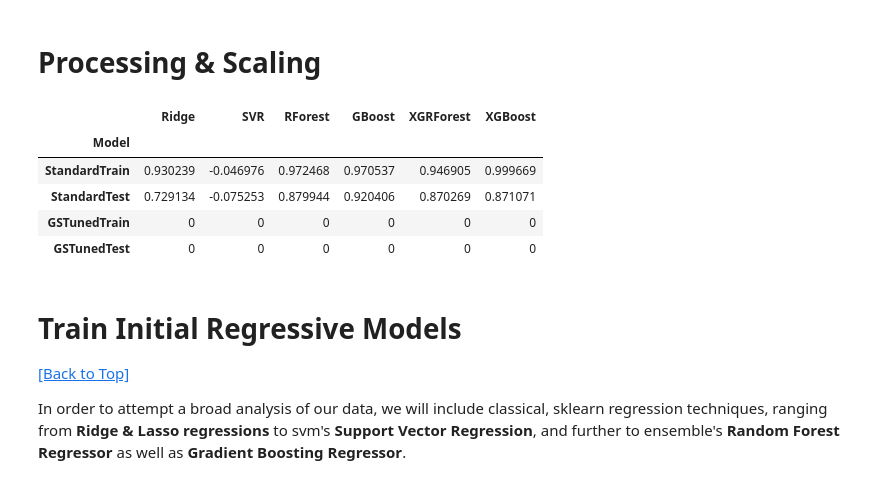
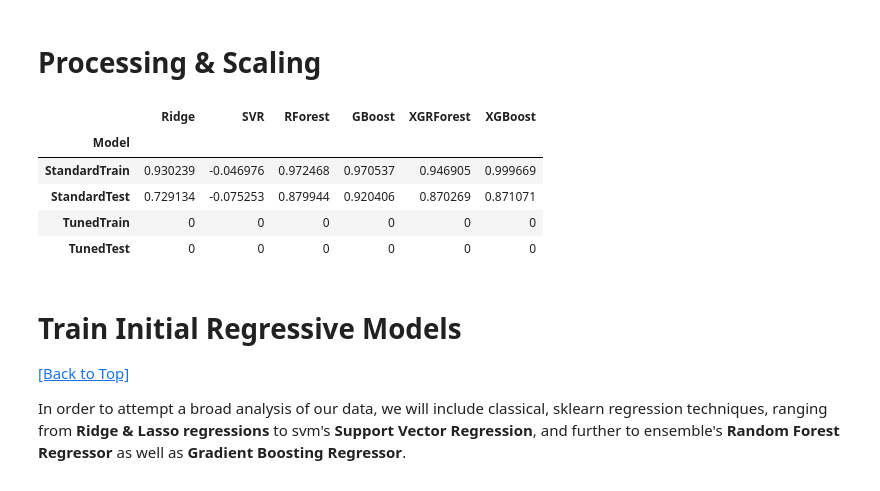
Before and after one commit to BaroqBard/IowaHousingPredictions, a Jupyter notebook: Iowa Housing Project - II. Modeling & Analysis.ipynb, the cells around one changed output. Cells and saved outputs as stored; diff of their text form; code cells hidden in the pictures.

```diff
--- a/Iowa Housing Project - II. Modeling & Analysis.ipynb
+++ b/Iowa Housing Project - II. Modeling & Analysis.ipynb
@@ -54,37 +54,37 @@ gradientBoost = ensemble.GradientBoostingRegressor(random_state = 430)
 xgForest = xgb.XGBRFRegressor(n_jobs = -2, random_state = 430)
 xgBooster = xgb.XGBRegressor(n_jobs = -2, random_state = 430)
 
 # Collect Models
 models = [ridge, svr, randomForest, gradientBoost,
          xgForest, xgBooster]
 
 # Make results df
 resul = pd.DataFrame(columns = ['Model', 'Ridge', 'SVR', 'RForest', 'GBoost', 'XGRForest', 'XGBoost'])
 resul.set_index("Model", inplace = True)
 resul.loc['StandardTrain'] = [0, 0, 0, 0, 0, 0]
 resul.loc['StandardTest'] = [0, 0, 0, 0, 0, 0]
-resul.loc['GSTunedTrain'] = [0, 0, 0, 0, 0, 0]
-resul.loc['GSTunedTest'] = [0, 0, 0, 0, 0, 0]
+resul.loc['TunedTrain'] = [0, 0, 0, 0, 0, 0]
+resul.loc['TunedTest'] = [0, 0, 0, 0, 0, 0]
 
 ##########################################
 ### Build & Test Models w/o GridSearch ###
 ##########################################
 
 col = 0
 for model in models:
     model.fit(x_train, y_train['SalePrice'])
     resul.iloc[0, col] = model.score(x_train, y_train['SalePrice'])
     resul.iloc[1, col] = model.score(x_test, y_test['SalePrice'])
     col += 1
 
 resul.head()
 # %% [output]
 |  | Ridge | SVR | RForest | GBoost | XGRForest | XGBoost |
 | Model |  |  |  |  |  |  |
 | StandardTrain | 0.930239 | -0.046976 | 0.972468 | 0.970537 | 0.946905 | 0.999669 |
 | StandardTest | 0.729134 | -0.075253 | 0.879944 | 0.920406 | 0.870269 | 0.871071 |
-| GSTunedTrain | 0 | 0 | 0 | 0 | 0 | 0 |
-| GSTunedTest | 0 | 0 | 0 | 0 | 0 | 0 |
+| TunedTrain | 0 | 0 | 0 | 0 | 0 | 0 |
+| TunedTest | 0 | 0 | 0 | 0 | 0 | 0 |
 # %% [markdown]
 # Train Initial Regressive Models
 [[Back to Top]](#Iowa-Housing-Pricing:-Modeling-&-Analysis)
```
Also changed, not shown: parts of 8 cells of this notebook.
